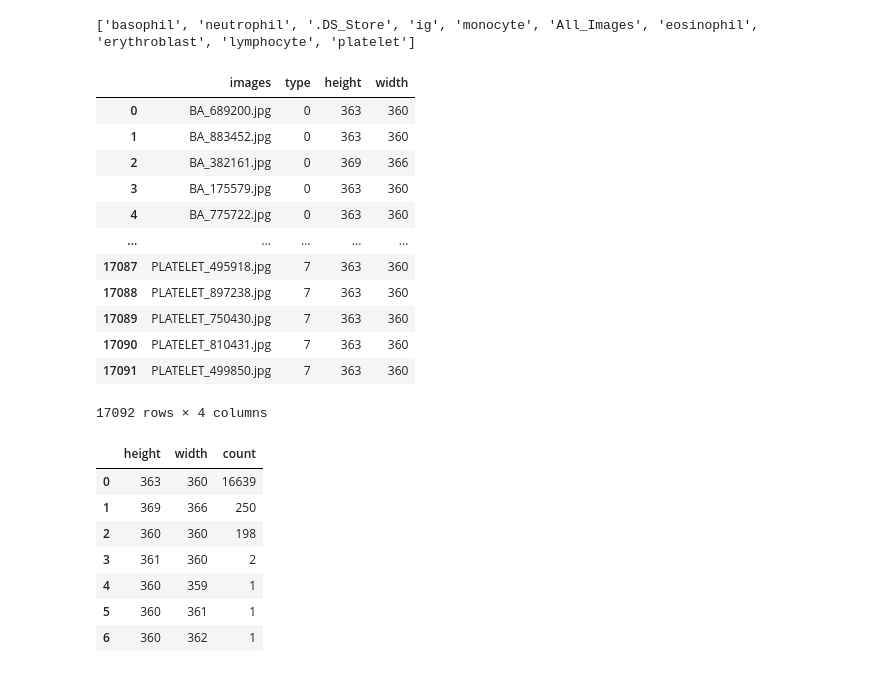
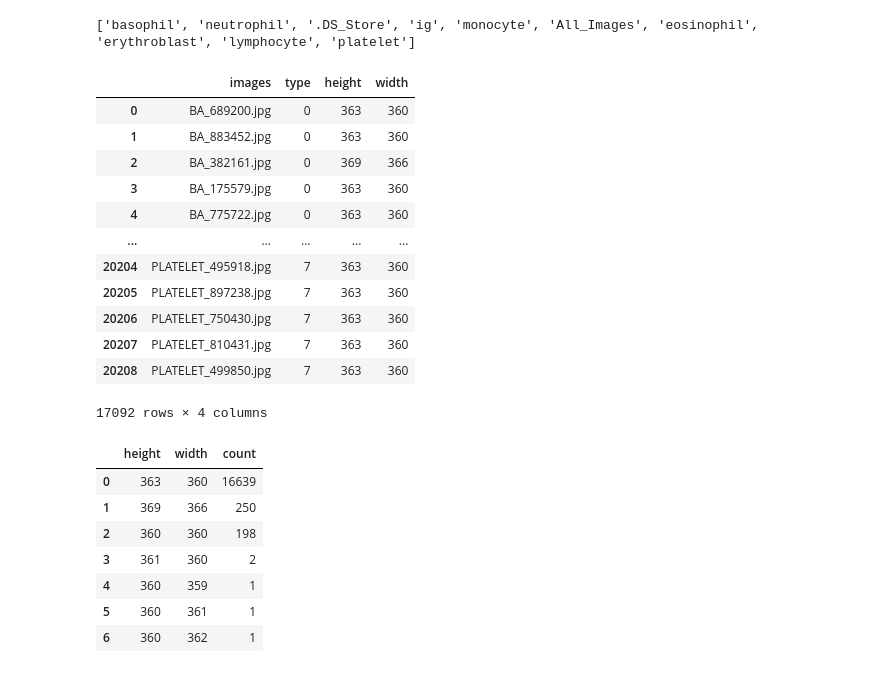
Before and after one commit to amayjain/Bloodcells, a Jupyter notebook: Backup.ipynb, the cells around one changed output. Saved outputs shown, nothing was run; the diff lists cells and outputs as text; code cells hidden in the pictures.

```diff
--- a/Backup.ipynb
+++ b/Backup.ipynb
@@ -26,37 +26,37 @@ bloodcells.remove('All_Images')
 # %%
 images = os.listdir('bloodcells_dataset/' + bloodcells[0])
 df = pd.DataFrame(data = {'images': images, 'type': bloodcells[0], 'height': np.nan, 'width': np.nan})
 
 for i in range(1, len(bloodcells)):
 
     images = os.listdir('bloodcells_dataset/' + bloodcells[i]) # jpg string paths
 
     images_df = pd.DataFrame(data = {'images': images, 'type': bloodcells[i], 'height': np.nan, 'width': np.nan})
 
     df = pd.concat([df, images_df])
 
 le = LabelEncoder()
 
 df['width'] = df['images'].apply(lambda x: imagesize.get('bloodcells_dataset/All_Images/' + x)[0])
 df['height'] = df['images'].apply(lambda x: imagesize.get('bloodcells_dataset/All_Images/' + x)[1])
 df['type'] = le.fit_transform(df['type'])
 df.index = range(len(df.index))
-
+df = df[df["images"].str.contains("copy") == False]
 
 df
 # %% [output]
 |  | images | type | height | width |
 | 0 | BA_689200.jpg | 0 | 363 | 360 |
 | 1 | BA_883452.jpg | 0 | 363 | 360 |
 | 2 | BA_382161.jpg | 0 | 369 | 366 |
 | 3 | BA_175579.jpg | 0 | 363 | 360 |
 | 4 | BA_775722.jpg | 0 | 363 | 360 |
 | ... | ... | ... | ... | ... |
-| 17087 | PLATELET_495918.jpg | 7 | 363 | 360 |
-| 17088 | PLATELET_897238.jpg | 7 | 363 | 360 |
-| 17089 | PLATELET_750430.jpg | 7 | 363 | 360 |
-| 17090 | PLATELET_810431.jpg | 7 | 363 | 360 |
-| 17091 | PLATELET_499850.jpg | 7 | 363 | 360 |
+| 20204 | PLATELET_495918.jpg | 7 | 363 | 360 |
+| 20205 | PLATELET_897238.jpg | 7 | 363 | 360 |
+| 20206 | PLATELET_750430.jpg | 7 | 363 | 360 |
+| 20207 | PLATELET_810431.jpg | 7 | 363 | 360 |
+| 20208 | PLATELET_499850.jpg | 7 | 363 | 360 |
 17092 rows × 4 columns
 # %%
 df[['height', 'width']].value_counts().reset_index(name = 'count')
```
Also changed, not shown: parts of 5 cells of this notebook.
